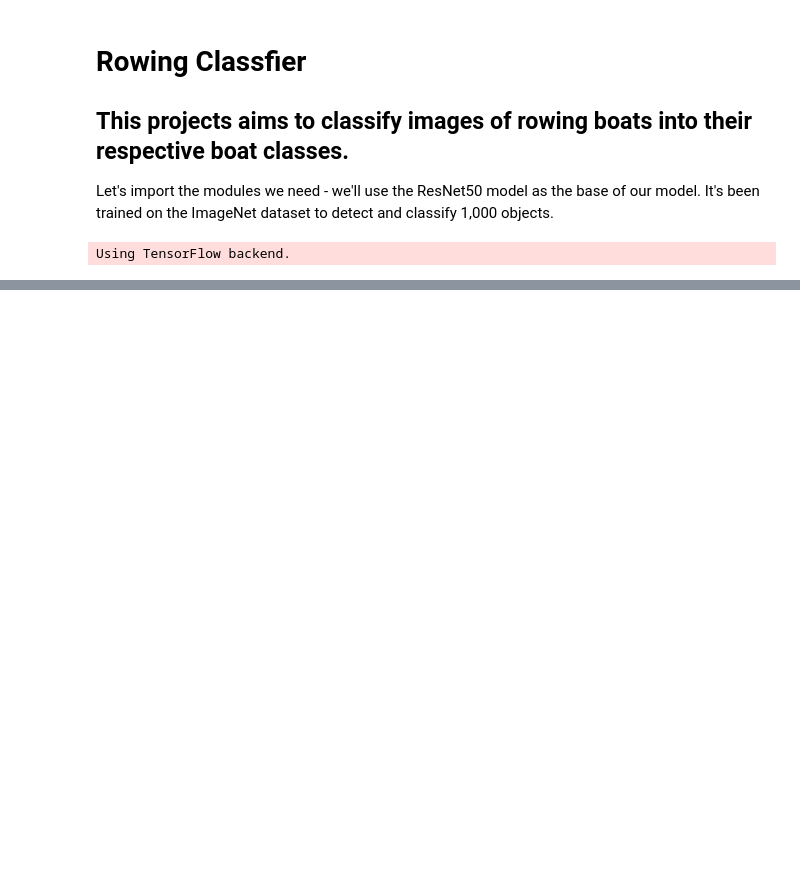
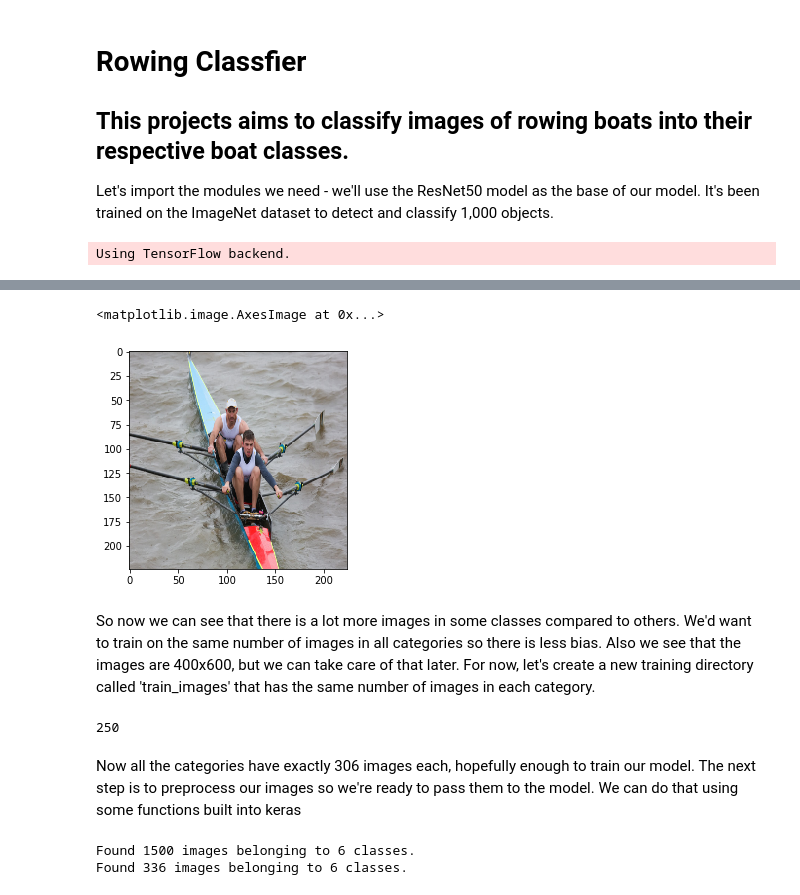
Before and after one commit to michael-diggin/rowing-classifier, a Jupyter notebook: Classifier.ipynb, the cells around one changed output, grey strips where cells are left out. Drawn from its saved outputs; the diff is of its cells as text; code cells hidden in the pictures; blank space fills up the shorter version.

```diff
--- a/Classifier.ipynb
+++ b/Classifier.ipynb
@@ -19,0 +60,39 @@ Now let's define the model and compile it.
+# %%
+resized_img = cv2.resize(sample_image, (224, 224))
+colour_resized = cv2.cvtColor(resized_img, cv2.COLOR_BGR2RGB)
+plt.imshow(colour_resized)
+# %% [output]
+<matplotlib.image.AxesImage at 0x...>
+[figure, added]
+# %% [markdown]
+So now we can see that there is a lot more images in some classes compared to others. We'd want to train on the same number of images in all categories so there is less bias. Also we see that the images are 400x600, but we can take care of that later.
+For now, let's create a new training directory called 'train_images' that has the same number of images in each category.
+# %%
+import shutil
+from random import shuffle
+
+for boat in ['Doubles', 'Eights', 'Fours', 'Pairs', 'Quads', 'Singles']:
+    os.makedirs('train_images/' + boat)
+    os.makedirs('val_images/' + boat)
+
+    image_list = os.listdir('all_rowing_images/' + boat)
+    copied_list = [img for img in image_list]
+    shuffle(copied_list)
+
+    training = copied_list[:250]
+    validation = copied_list[250:306]
+
+    for index, path in enumerate(training, 1):
+        image_path = 'all_rowing_images/' + boat + '//' + path
+        shutil.move(image_path, 'train_images/'+boat+'//'+str(index)+'.jpg')
+
+    for index, path in enumerate(validation, 1):
+        image_path = 'all_rowing_images/' + boat + '//' + path
+        shutil.move(image_path, 'val_images/'+boat+'//'+str(index)+'.jpg')
+
+
+print(len(os.listdir('train_images/Doubles')))
+# %% [output]
+250
+# %% [markdown]
+Now all the categories have exactly 306 images each, hopefully enough to train our model. The next step is to preprocess our images so we're ready to pass them to the model. We can do that using some functions built into keras
@@ -19,0 +105,15 @@ Now let's define the model and compile it.
+# %%
+batch_size = 128
+train_generator = aug_datagen.flow_from_directory('train_images',
+                                                 target_size=(224, 224),
+                                                 batch_size=batch_size,
+                                                 class_mode='categorical'
+                                                 )
+
+val_generator = val_datagen.flow_from_directory('val_images',
+                                                 target_size=(224, 224),
+                                                 class_mode='categorical'
+                                                 )
+# %% [output]
+Found 1500 images belonging to 6 classes.
+Found 336 images belonging to 6 classes.
```
Also changed, not shown: parts of 24 cells of this notebook, 1 other file.
